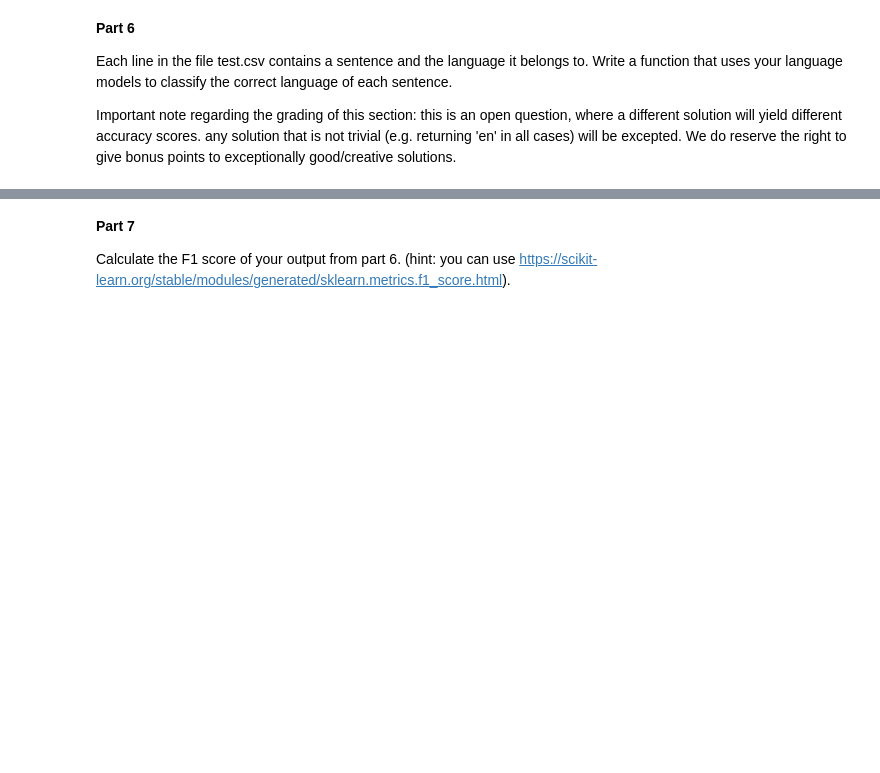
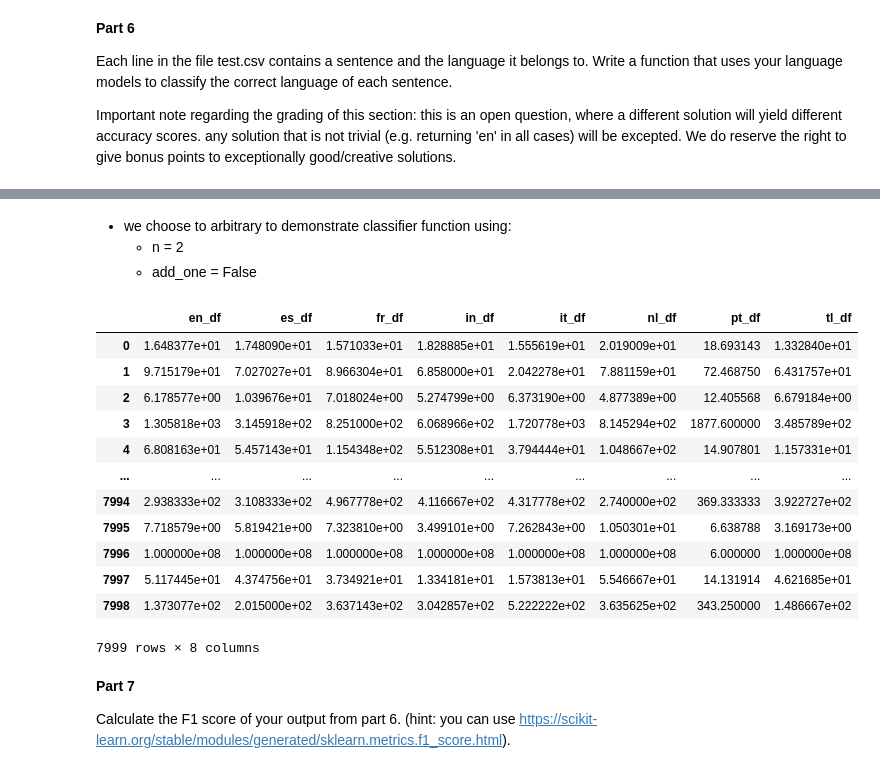
Before and after one commit to BDR2939/NLP, a Jupyter notebook: Assignment_1.ipynb, the cells around one changed output, grey strips where cells are left out. Cells and saved outputs as stored; diff of their text form; code cells hidden in the pictures; blank space fills up the shorter version.

```diff
--- a/Assignment_1.ipynb
+++ b/Assignment_1.ipynb
@@ -78,6 +77,8 @@ def preprocess():
     data frame is table from 2 columns:
         1. tweet id
         2. tweet text
+    output:
+        generate vocabulary of the all languages letters
     """
     tokens = []
     for path in data_files.values():
@@ -105,6 +106,13 @@ def tweets_to_text(data_file_path, n):
     data frame is table from 2 columns:
         1. tweet id
         2. tweet text
+
+    Input:
+        data file path
+        n - of the n-gram model
+
+    Output:
+        the all data frame text joined toghter
     """
     df = pd.read_csv(r''+ data_file_path)
     tweets_list = df['tweet_text'].apply(lambda x: start_token + x + end_token).values
@@ -330,8 +365,14 @@ for i_file in test_csv_files:
     test_files[file_name + '_df'] = f'' + i_file
 # %%
 def match_test(n, data_file_path, add_one):
-    # n - the n-gram to use for creating n-gram models
-    # add_one - use add_one smoothing or not
+    """
+    input
+        # n - the n-gram to use for creating n-gram models
+        # add_one - use add_one smoothing or not
+        # data_file_path - file path
+    output
+       #  perplexity_df - language model per perplexity score per senetence
+    """
 
     senstences_list = pd.read_csv(data_file_path)['tweet_text'].to_list()
 
@@ -350,22 +391,40 @@ def match_test(n, data_file_path, add_one):
 
             result_dict[i_language_model][i_test_senstence_idx] = i_sentence_model_i_score
 
-    perlexity_df = pd.DataFrame(result_dict)
-    display(perlexity_df)
-    perlexity_array = perlexity_df.to_numpy()
-    language_match_index = np.argmin(perlexity_array, axis=1)
+    perplexity_df = pd.DataFrame(result_dict)
+    perplexity_array = perplexity_df.to_numpy()
+    language_match_index = np.argmin(perplexity_array, axis=1)
     language_match_list = reorder_list(languages_list, language_match_index)
-    perlexity_df['predict'] = language_match_index
-    perlexity_df['predict_language'] = language_match_list
-    display(perlexity_df)
+    perplexity_df['predict'] = language_match_index
+    perplexity_df['predicted_language'] = language_match_list
+    display(perplexity_df)
 
-    return perlexity_df
+    return perplexity_df
 # %%
 def classify(n, data_file_path, add_one):
     match_dict  = match_test(n, data_file_path, add_one)
     return match_dict
+# %% [markdown]
+* we choose to arbitrary to demonstrate classifier function using:
+    * n = 2
+    * add_one = False
 # %%
 n = 2
+add_one = False
 test_path = test_folder + 'test.csv'
-clasification_result = classify(2, test_path, False)
+clasification_result = classify(n, test_path, add_one)
+# %% [output]
+|  | en_df | es_df | fr_df | in_df | it_df | nl_df | pt_df | tl_df |
+| 0 | 1.648377e+01 | 1.748090e+01 | 1.571033e+01 | 1.828885e+01 | 1.555619e+01 | 2.019009e+01 | 18.693143 | 1.332840e+01 |
+| 1 | 9.715179e+01 | 7.027027e+01 | 8.966304e+01 | 6.858000e+01 | 2.042278e+01 | 7.881159e+01 | 72.468750 | 6.431757e+01 |
+| 2 | 6.178577e+00 | 1.039676e+01 | 7.018024e+00 | 5.274799e+00 | 6.373190e+00 | 4.877389e+00 | 12.405568 | 6.679184e+00 |
+| 3 | 1.305818e+03 | 3.145918e+02 | 8.251000e+02 | 6.068966e+02 | 1.720778e+03 | 8.145294e+02 | 1877.600000 | 3.485789e+02 |
+| 4 | 6.808163e+01 | 5.457143e+01 | 1.154348e+02 | 5.512308e+01 | 3.794444e+01 | 1.048667e+02 | 14.907801 | 1.157331e+01 |
+| ... | ... | ... | ... | ... | ... | ... | ... | ... |
+| 7994 | 2.938333e+02 | 3.108333e+02 | 4.967778e+02 | 4.116667e+02 | 4.317778e+02 | 2.740000e+02 | 369.333333 | 3.922727e+02 |
+| 7995 | 7.718579e+00 | 5.819421e+00 | 7.323810e+00 | 3.499101e+00 | 7.262843e+00 | 1.050301e+01 | 6.638788 | 3.169173e+00 |
+| 7996 | 1.000000e+08 | 1.000000e+08 | 1.000000e+08 | 1.000000e+08 | 1.000000e+08 | 1.000000e+08 | 6.000000 | 1.000000e+08 |
+| 7997 | 5.117445e+01 | 4.374756e+01 | 3.734921e+01 | 1.334181e+01 | 1.573813e+01 | 5.546667e+01 | 14.131914 | 4.621685e+01 |
+| 7998 | 1.373077e+02 | 2.015000e+02 | 3.637143e+02 | 3.042857e+02 | 5.222222e+02 | 3.635625e+02 | 343.250000 | 1.486667e+02 |
+7999 rows × 8 columns
 # %%
```
Also changed, not shown: parts of 16 cells of this notebook.
